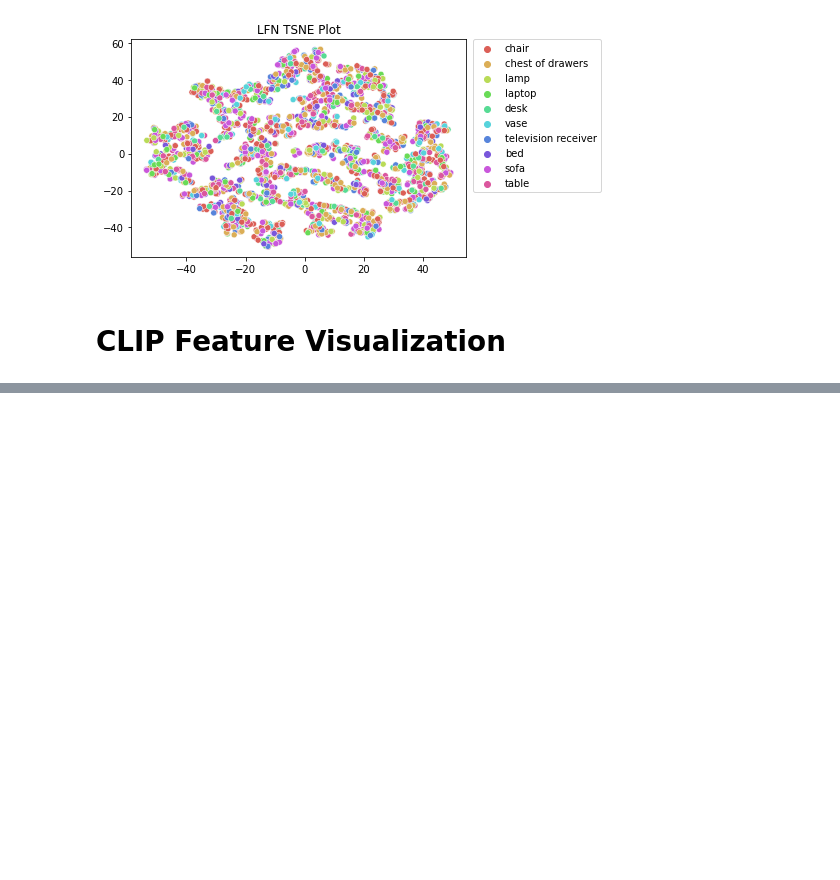
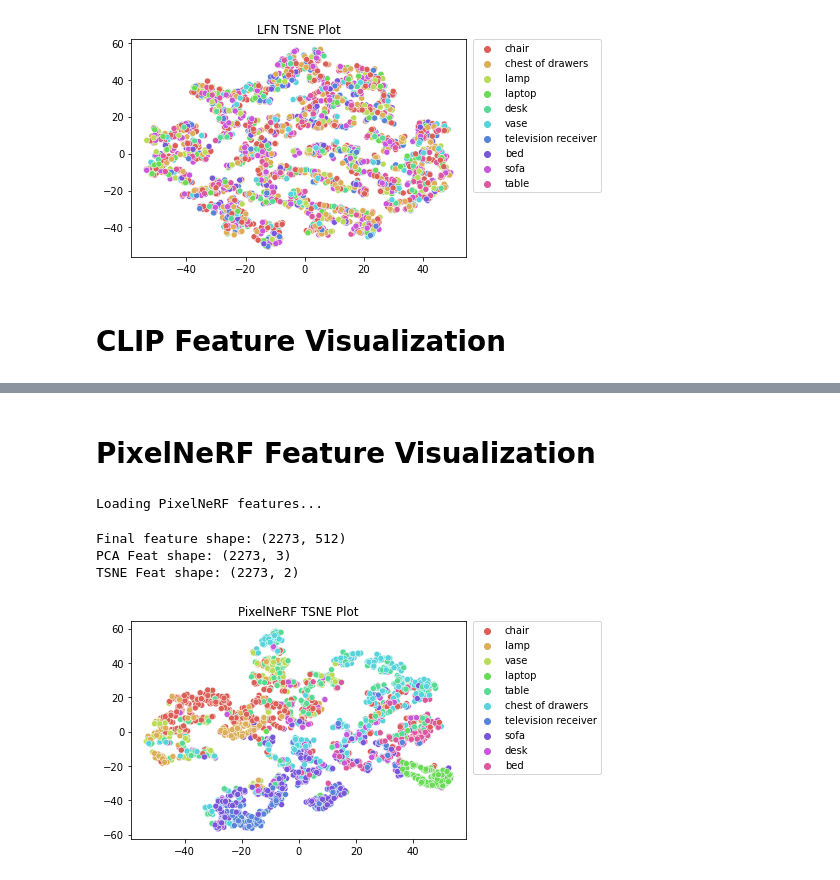
Before and after one commit to rcorona/magic_snare, a Jupyter notebook: vlg/snare-master/latent_tsne.ipynb, the cells around one changed output, grey strips where cells are left out. Drawn from its saved outputs; the diff is of its cells as text; code cells hidden in the pictures; blank space fills up the shorter version.

Commit message:
Added pixelnerf to TSNE visualization

```diff
--- a/vlg/snare-master/latent_tsne.ipynb
+++ b/vlg/snare-master/latent_tsne.ipynb
@@ -21,6 +22,7 @@ metadata_path = './data/metadata.csv'
 categories_path = './data/categories.synset.csv'
 lfn_feat_dir = './data/lfn_feats'
 clip_feat_dir = '/home/rcorona/dev/snare-master/data/shapenet-clipViT32-frames/'
+pixelnerf_feat_dir = '/home/rcorona/2022/lang_nerf/vlg/snare-master/data/pixelnerf_custom_feats'
 # %%
 def get_snare_objs():
     """
@@ -132,6 +134,27 @@ def load_clip_features(objs):
         feats.append(feat)
 
     return feats
+# %%
+def load_pixelnerf_features(objs):
+    """
+    Given list of object IDs, load features for each object under PixelNeRF.
+    """
+    # Load all features and name order.
+    feats = []
+
+    print('Loading PixelNeRF features...')
+
+    for obj in tqdm(objs):
+
+        # Load image features for object.
+        path = os.path.join(pixelnerf_feat_dir, '{}.npy'.format(obj))
+
+        # Load features for input views and take mean.
+        feat = np.reshape(np.load(path), (8, 512, -1))
+        feat = np.mean(np.mean(feat, axis=0), axis=-1)
+        feats.append(feat)
+
+    return feats
 # %%
 
 def filter_by_top_k(counts, feats, objs, snare_synsets):
@@ -221,0 +245,20 @@ TSNE Feat shape: (2273, 2)
+# %% [markdown]
+# PixelNeRF Feature Visualization
+# %%
+# Load Pixelnerf features.
+pixelnerf_feats = load_pixelnerf_features(snare_objs)
+
+# Filter features by top 10 most occurring categories.
+final_feats, final_labels = filter_by_top_k(counts, pixelnerf_feats, snare_objs, synsets)
+
+# Generate TSNE features.
+tsne_feats = gen_tsne_feats(final_feats)
+
+# Visualize them.
+gen_plot(tsne_feats, final_labels, title='PixelNeRF TSNE Plot')
+# %% [output]
+Loading PixelNeRF features...
+Final feature shape: (2273, 512)
+PCA Feat shape: (2273, 3)
+TSNE Feat shape: (2273, 2)
+[figure, added]
```
Also changed, not shown: parts of 2 cells of this notebook.
